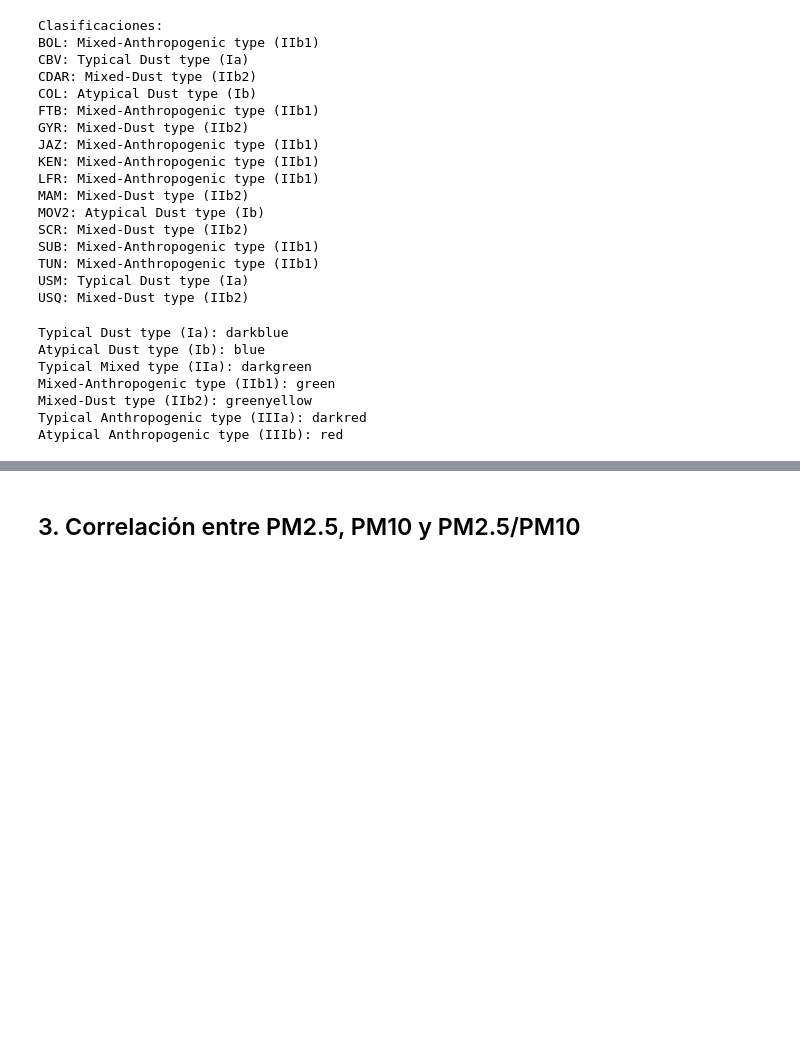
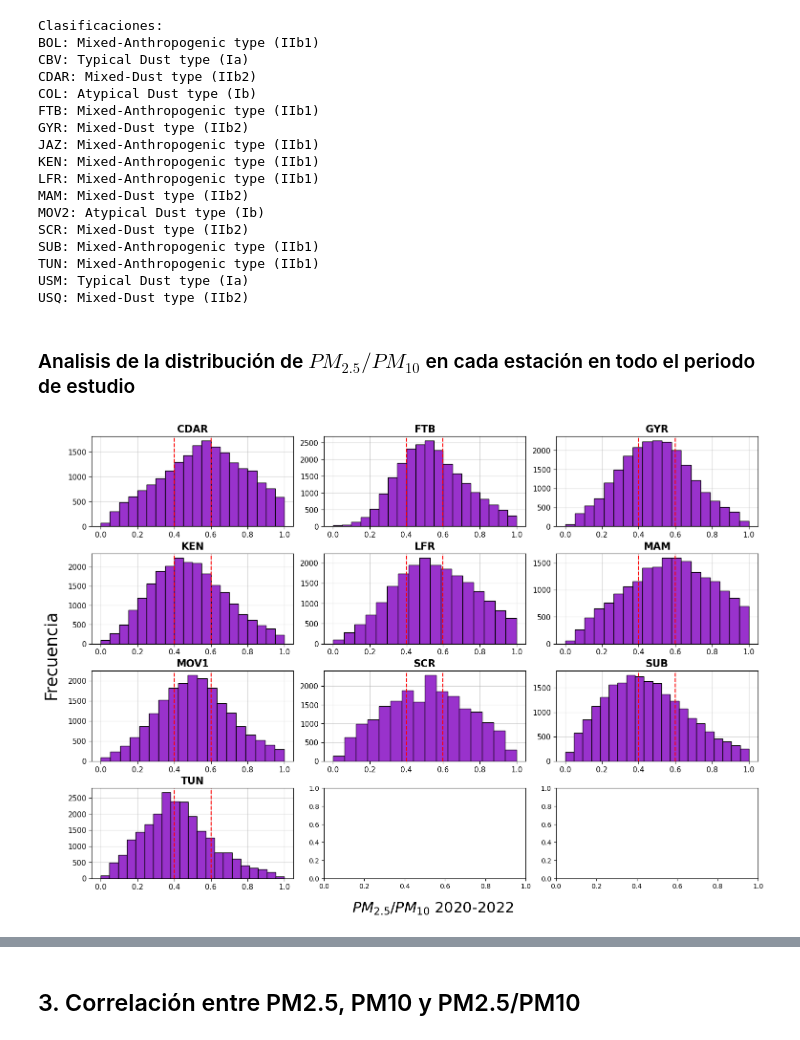
Before and after one commit to XaxaSM/PM-Distribution-Project, a Jupyter notebook: code/ratio_clasification.ipynb, the cells around one changed output, grey strips where cells are left out. Saved outputs shown, nothing was run; the diff lists cells and outputs as text; code cells hidden in the pictures; blank space fills up the shorter version.

Commit message:
estudio periodo total

```diff
--- a/code/ratio_clasification.ipynb
+++ b/code/ratio_clasification.ipynb
@@ -84,6 +84,8 @@ Visualización de los porcentajes de datos respecto a los de un año
 # %%
 # imprimimos el porcentaje de datos validos de cada estacion
-print("Porcentaje de datos validos en 2020 -> 2021 -> 2022:")
+print("Porcentaje de datos validos en 2020 -> 2021 -> 2022 -> [2020-2022]:")
+tot_periodo = {}
 for i, estacion in enumerate(estaciones):
-    print(f"{i+1}. {estacion}: {porcentaje_datos_2020[estacion]*100:.2f}% -> {porcentaje_datos_2021[estacion]*100:.2f}% -> {porcentaje_datos_2022[estacion]*100:.2f}%")
+    tot_periodo[estacion] = (porcentaje_datos_2020[estacion]+porcentaje_datos_2021[estacion]+porcentaje_datos_2022[estacion])/3*100
+    print(f"{i+1}. {estacion}: {porcentaje_datos_2020[estacion]*100:.2f}% -> {porcentaje_datos_2021[estacion]*100:.2f}% -> {porcentaje_datos_2022[estacion]*100:.2f}% -> {tot_periodo[estacion]:.2f}%")
 # %% [output]
@@ -111,6 +113,8 @@ Porcentaje de datos validos en 2020 -> 2021 -> 2022:
 Eliminación de los datos cuyo porcentaje es menor al 70%
 # %%
 # en cada grupo de datos por año, eliminamos las estaciones con menos del 70% de datos validos
+estaciones_periodo = [i for i in estaciones if tot_periodo[i] >= 70]
+datos_periodo = {i: pd.concat([datos_2020[i], datos_2021[i], datos_2022[i]]) for i in estaciones_periodo}
 estaciones_2020 = [i for i in estaciones if porcentaje_datos_2020[i] >= 0.7]
 datos_2020 = {i: datos_2020[i] for i in estaciones_2020}
 estaciones_2021 = [i for i in estaciones if porcentaje_datos_2021[i] >= 0.7]
@@ -119,6 +123,6 @@ estaciones_2022 = [i for i in estaciones if porcentaje_datos_2022[i] >= 0.7]
 datos_2022 = {i: datos_2022[i] for i in estaciones_2022}
 
 # imprimimos la cantidad de estaciones en cada año
-print("\nCantidad de estaciones en 2020 -> 2021 -> 2022:")
-print(f"{len(estaciones_2020)} -> {len(estaciones_2021)} -> {len(estaciones_2022)}")
+print("\nCantidad de estaciones en 2020 -> 2021 -> 2022 -> [2020-2022]:")
+print(f"{len(estaciones_2020)} -> {len(estaciones_2021)} -> {len(estaciones_2022)} -> {len(estaciones_periodo)}")
 # %% [output]
@@ -426,14 +430,10 @@ USQ: Mixed-Dust type (IIb2)
 # %%
 # graficamos el mapa con los datos
 mapear_plotly(estaciones_2022, clasificacion_2022, 2022)
-# %%
-for i in colores.keys():
-    print(f"{tipos[i]}: {colores[i]}")
-# %% [output]
-Typical Dust type (Ia): darkblue
-Atypical Dust type (Ib): blue
-Typical Mixed type (IIa): darkgreen
-Mixed-Anthropogenic type (IIb1): green
-Mixed-Dust type (IIb2): greenyellow
-Typical Anthropogenic type (IIIa): darkred
-Atypical Anthropogenic type (IIIb): red
+# %% [markdown]
+### Analisis de la distribución de $PM_{2.5}/PM_{10}$ en cada estación en todo el periodo de estudio
+# %%
+# graficamos los histogramas de los datos del periodo
+graficar_histogramas(datos_periodo, estaciones_periodo, "2020-2022")
+# %% [output]
+[figure, added]
```
Also changed, not shown: parts of 10 cells of this notebook, 3 other files.
